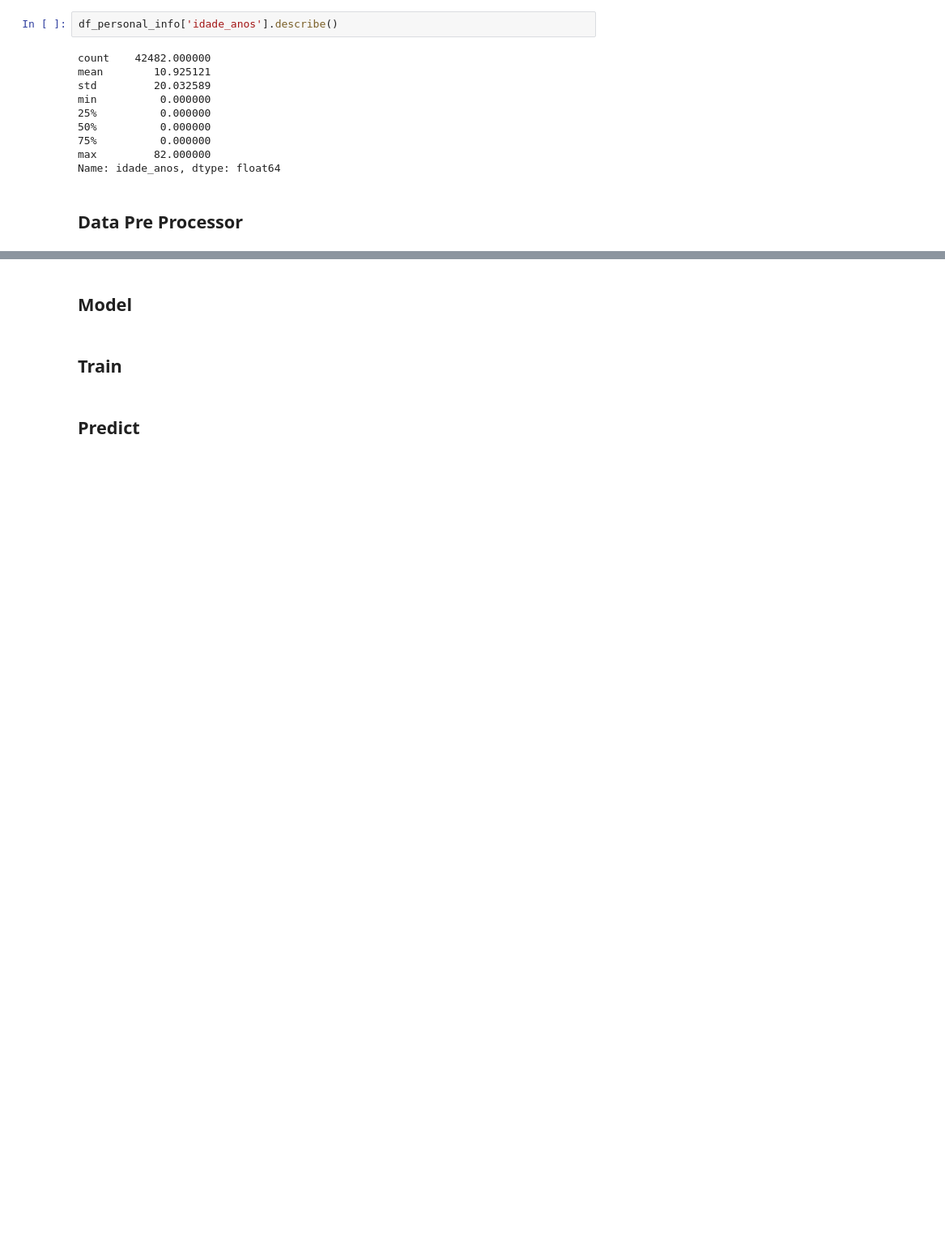
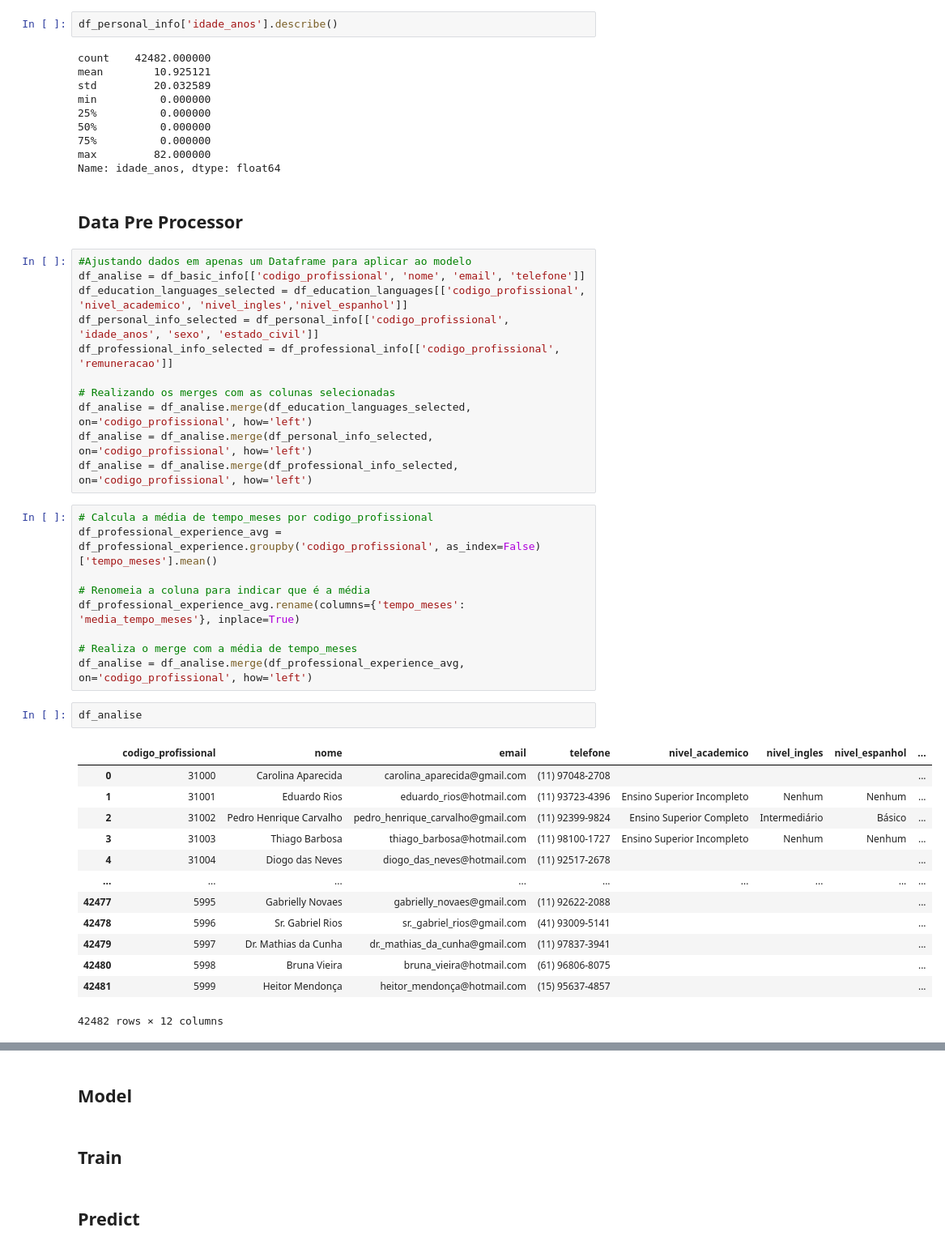
Before and after one commit to Sombra-MLET2/Datathon, a Jupyter notebook: model/train_model.ipynb, the cells around one changed output, grey strips where cells are left out. Shown at 81% size. Cells and saved outputs as stored; diff of their text form; blank space fills up the shorter version.

```diff
--- a/model/train_model.ipynb
+++ b/model/train_model.ipynb
@@ -149,3 +152,39 @@ max         82.000000
 Name: idade_anos, dtype: float64
 # %% [markdown]
 ## Data Pre Processor
+# %%
+#Ajustando dados em apenas um Dataframe para aplicar ao modelo
+df_analise = df_basic_info[['codigo_profissional', 'nome', 'email', 'telefone']]
+df_education_languages_selected = df_education_languages[['codigo_profissional', 'nivel_academico', 'nivel_ingles','nivel_espanhol']]
+df_personal_info_selected = df_personal_info[['codigo_profissional', 'idade_anos', 'sexo', 'estado_civil']]
+df_professional_info_selected = df_professional_info[['codigo_profissional', 'remuneracao']]
+
+# Realizando os merges com as colunas selecionadas
+df_analise = df_analise.merge(df_education_languages_selected, on='codigo_profissional', how='left')
+df_analise = df_analise.merge(df_personal_info_selected, on='codigo_profissional', how='left')
+df_analise = df_analise.merge(df_professional_info_selected, on='codigo_profissional', how='left')
+# %%
+# Calcula a média de tempo_meses por codigo_profissional
+df_professional_experience_avg = df_professional_experience.groupby('codigo_profissional', as_index=False)['tempo_meses'].mean()
+
+# Renomeia a coluna para indicar que é a média
+df_professional_experience_avg.rename(columns={'tempo_meses': 'media_tempo_meses'}, inplace=True)
+
+# Realiza o merge com a média de tempo_meses
+df_analise = df_analise.merge(df_professional_experience_avg, on='codigo_profissional', how='left')
+# %%
+df_analise
+# %% [output]
+|  | codigo_profissional | nome | email | telefone | nivel_academico | nivel_ingles | nivel_espanhol | ... |
+| 0 | 31000 | Carolina Aparecida | carolina_aparecida@gmail.com | (11) 97048-2708 |  |  |  | ... |
+| 1 | 31001 | Eduardo Rios | eduardo_rios@hotmail.com | (11) 93723-4396 | Ensino Superior Incompleto | Nenhum | Nenhum | ... |
+| 2 | 31002 | Pedro Henrique Carvalho | pedro_henrique_carvalho@gmail.com | (11) 92399-9824 | Ensino Superior Completo | Intermediário | Básico | ... |
+| 3 | 31003 | Thiago Barbosa | thiago_barbosa@hotmail.com | (11) 98100-1727 | Ensino Superior Incompleto | Nenhum | Nenhum | ... |
+| 4 | 31004 | Diogo das Neves | diogo_das_neves@hotmail.com | (11) 92517-2678 |  |  |  | ... |
+| ... | ... | ... | ... | ... | ... | ... | ... | ... |
+| 42477 | 5995 | Gabrielly Novaes | gabrielly_novaes@gmail.com | (11) 92622-2088 |  |  |  | ... |
+| 42478 | 5996 | Sr. Gabriel Rios | sr._gabriel_rios@gmail.com | (41) 93009-5141 |  |  |  | ... |
+| 42479 | 5997 | Dr. Mathias da Cunha | dr._mathias_da_cunha@gmail.com | (11) 97837-3941 |  |  |  | ... |
+| 42480 | 5998 | Bruna Vieira | bruna_vieira@hotmail.com | (61) 96806-8075 |  |  |  | ... |
+| 42481 | 5999 | Heitor Mendonça | heitor_mendonça@hotmail.com | (15) 95637-4857 |  |  |  | ... |
+42482 rows × 12 columns
```
Also changed, not shown: parts of 5 cells of this notebook.
